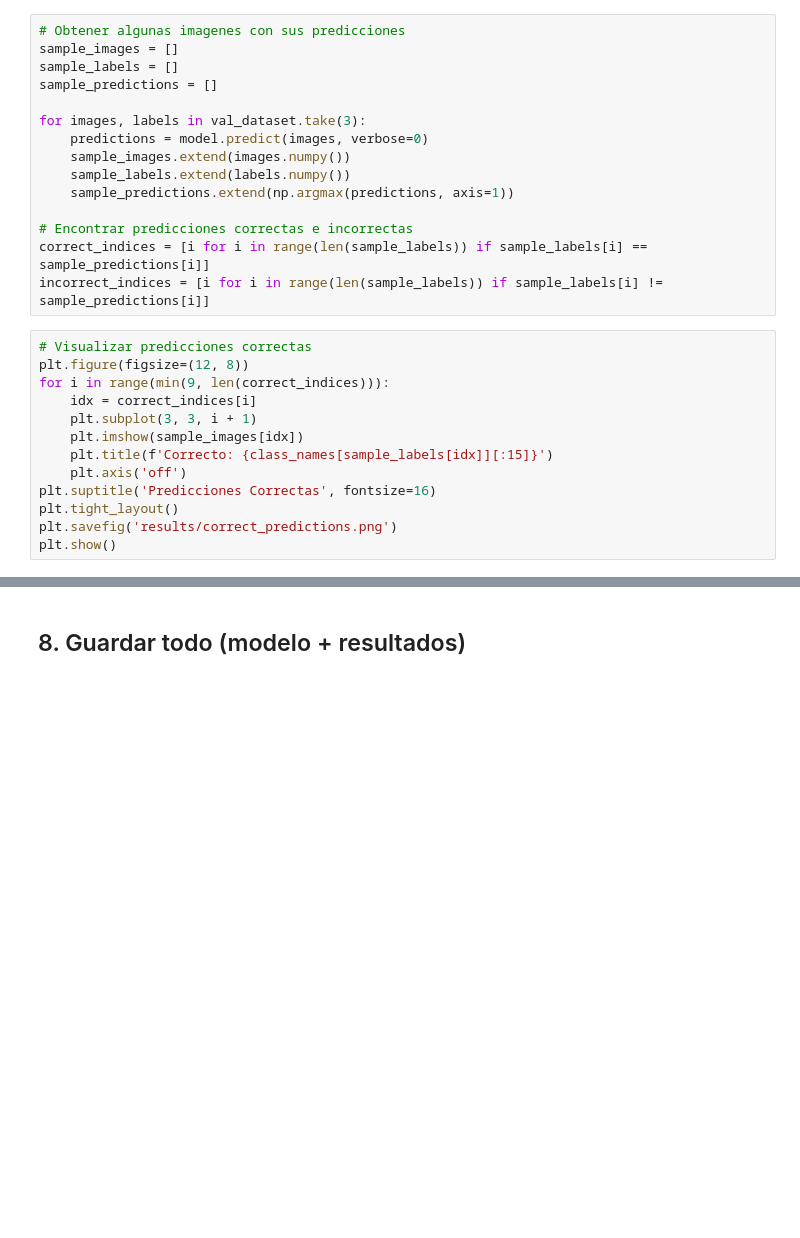
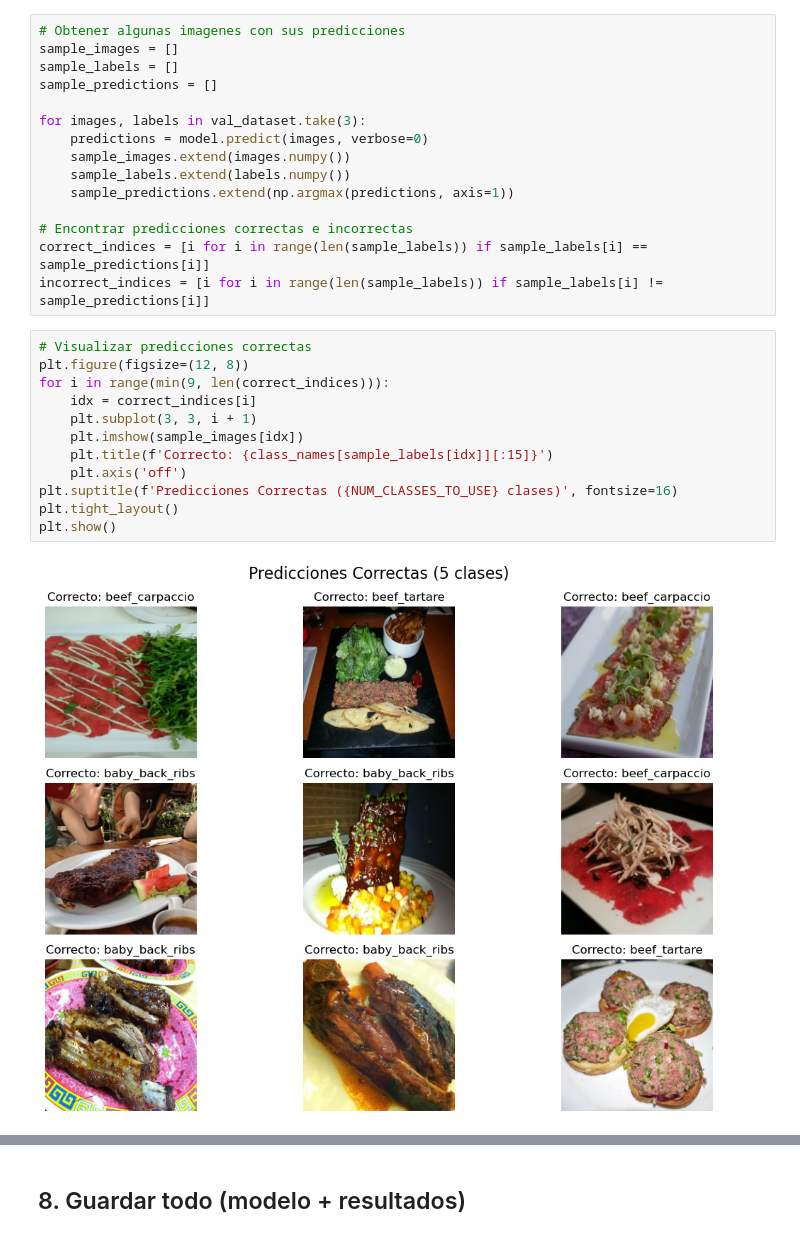
Before and after one commit to JesusMaVe/ia_jup.py, a Jupyter notebook: nutri.ipynb, the cells around one changed output, grey strips where cells are left out. Drawn from its saved outputs; the diff is of its cells as text; blank space fills up the shorter version.

```diff
--- a/nutri.ipynb
+++ b/nutri.ipynb
@@ -269,16 +347,17 @@ incorrect_indices = [i for i in range(len(sample_labels)) if sample_labels[i] !=
 # %%
 # Visualizar predicciones correctas
 plt.figure(figsize=(12, 8))
 for i in range(min(9, len(correct_indices))):
     idx = correct_indices[i]
     plt.subplot(3, 3, i + 1)
     plt.imshow(sample_images[idx])
     plt.title(f'Correcto: {class_names[sample_labels[idx]][:15]}')
     plt.axis('off')
-plt.suptitle('Predicciones Correctas', fontsize=16)
+plt.suptitle(f'Predicciones Correctas ({NUM_CLASSES_TO_USE} clases)', fontsize=16)
 plt.tight_layout()
-plt.savefig('results/correct_predictions.png')
 plt.show()
+# %% [output]
+[figure, added]
 # %%
 # Visualizar predicciones incorrectas
 if len(incorrect_indices) > 0:
```
Also changed, not shown: parts of 23 cells of this notebook, 2 other files.
